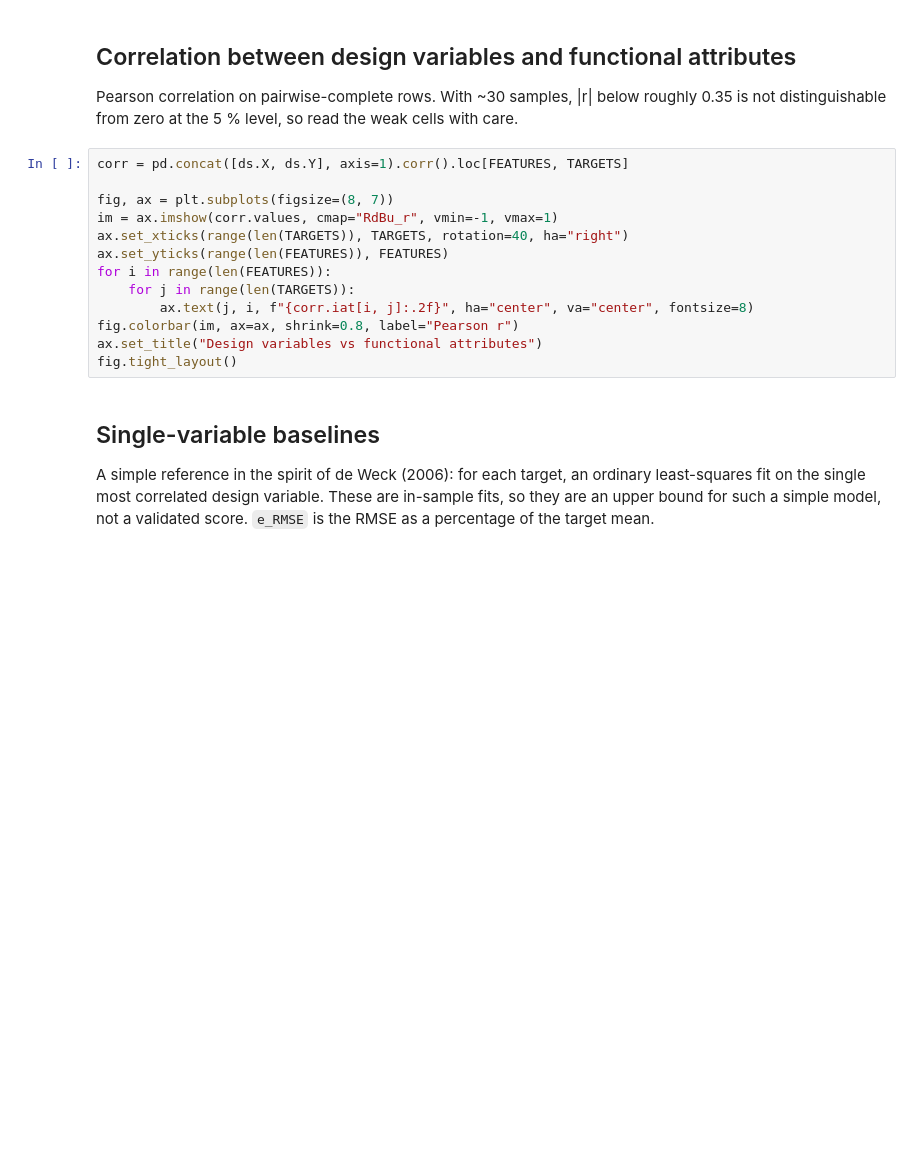
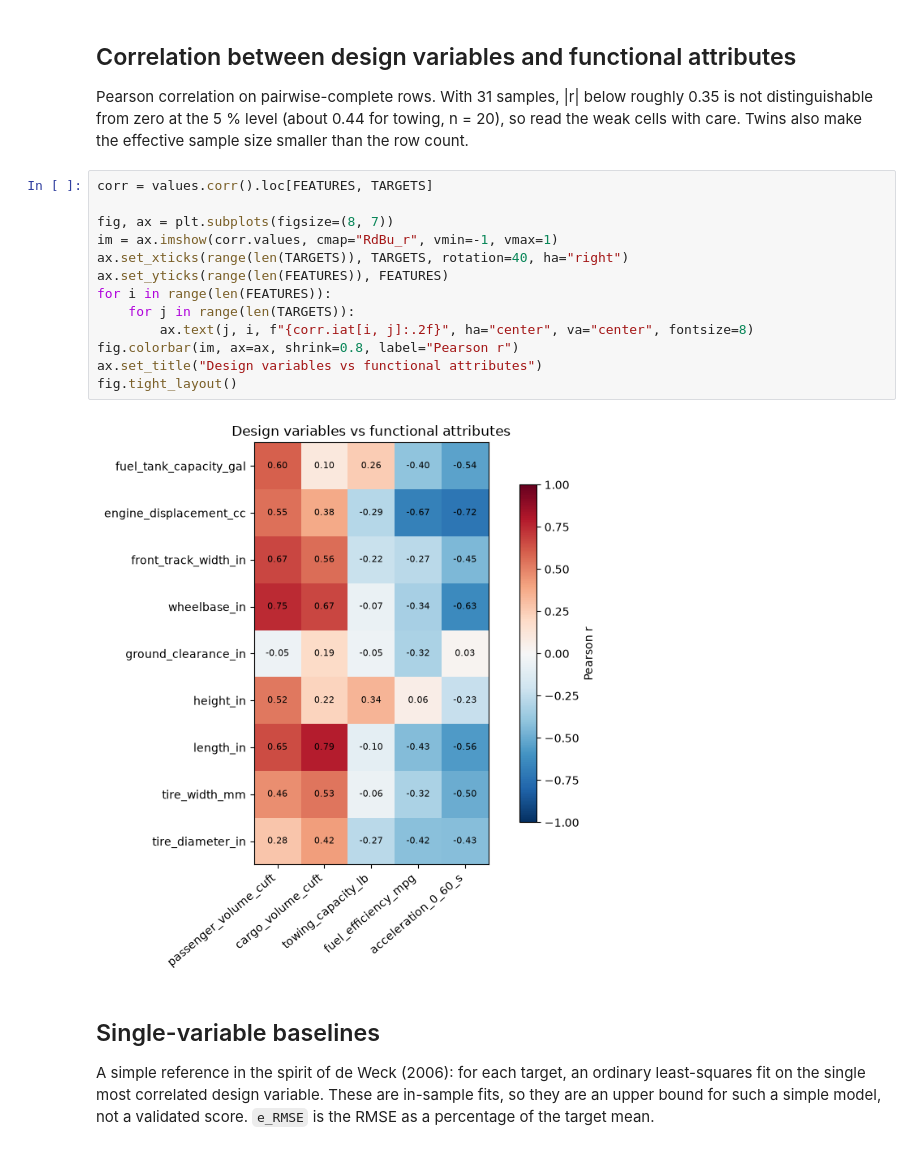
Before and after one commit to kivanho/small-data-model-selection, a Jupyter notebook: notebooks/01_explore_data.ipynb, the cells around one changed output. Saved outputs shown, nothing was run; the diff lists cells and outputs as text; blank space fills up the shorter version.

```diff
--- a/notebooks/01_explore_data.ipynb
+++ b/notebooks/01_explore_data.ipynb
@@ -35,21 +95,24 @@ summary.round(2)
 # %% [markdown]
 ## Correlation between design variables and functional attributes
 
-Pearson correlation on pairwise-complete rows. With ~30 samples, |r| below roughly 0.35
-is not distinguishable from zero at the 5 % level, so read the weak cells with care.
+Pearson correlation on pairwise-complete rows. With 31 samples, |r| below roughly 0.35
+is not distinguishable from zero at the 5 % level (about 0.44 for towing, n = 20), so read
+the weak cells with care. Twins also make the effective sample size smaller than the row count.
 # %%
-corr = pd.concat([ds.X, ds.Y], axis=1).corr().loc[FEATURES, TARGETS]
+corr = values.corr().loc[FEATURES, TARGETS]
 
 fig, ax = plt.subplots(figsize=(8, 7))
 im = ax.imshow(corr.values, cmap="RdBu_r", vmin=-1, vmax=1)
 ax.set_xticks(range(len(TARGETS)), TARGETS, rotation=40, ha="right")
 ax.set_yticks(range(len(FEATURES)), FEATURES)
 for i in range(len(FEATURES)):
     for j in range(len(TARGETS)):
         ax.text(j, i, f"{corr.iat[i, j]:.2f}", ha="center", va="center", fontsize=8)
 fig.colorbar(im, ax=ax, shrink=0.8, label="Pearson r")
 ax.set_title("Design variables vs functional attributes")
 fig.tight_layout()
+# %% [output]
+[figure, added]
 # %% [markdown]
 ## Single-variable baselines
 
```
Also changed, not shown: parts of 9 cells of this notebook, 11 other files.
